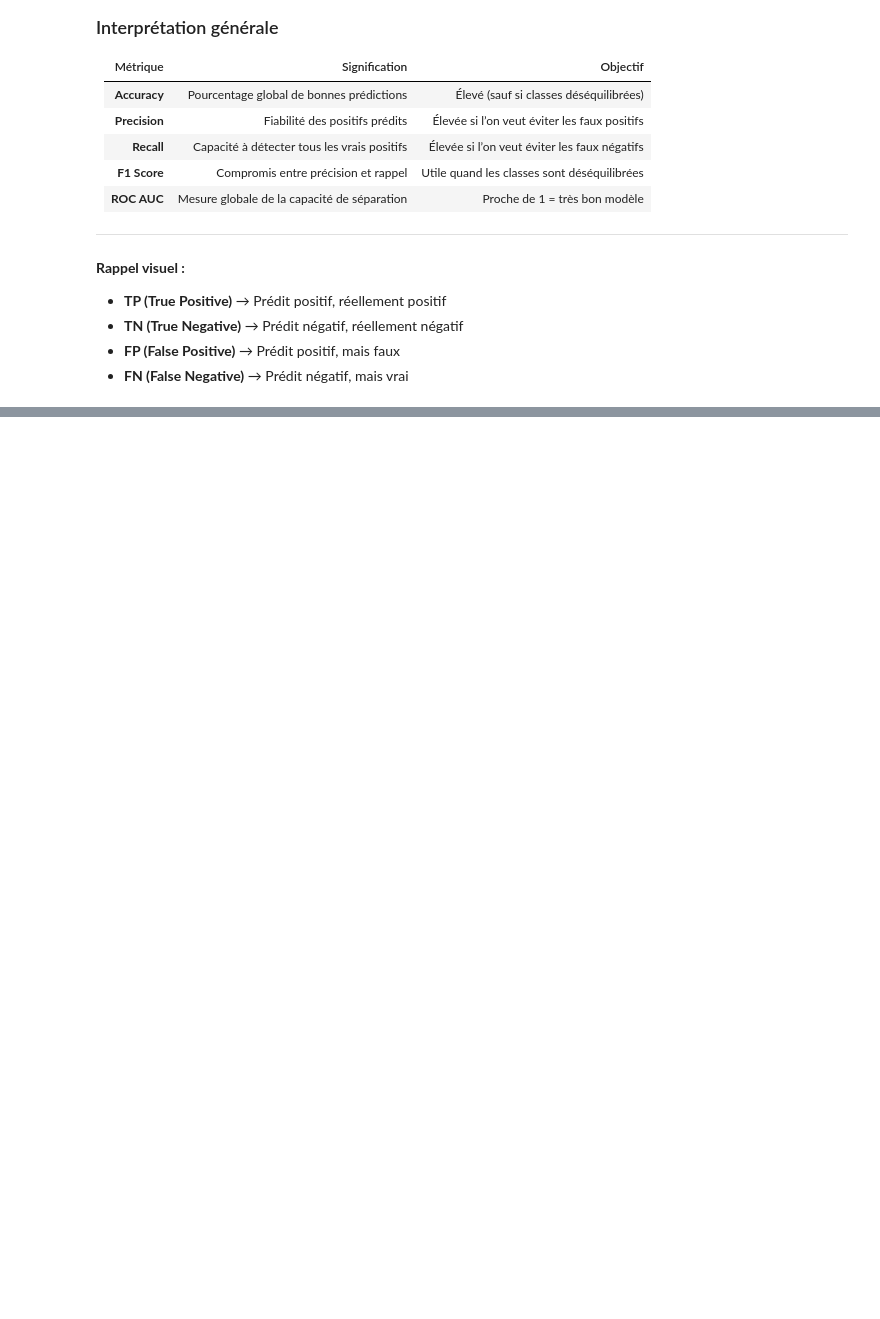
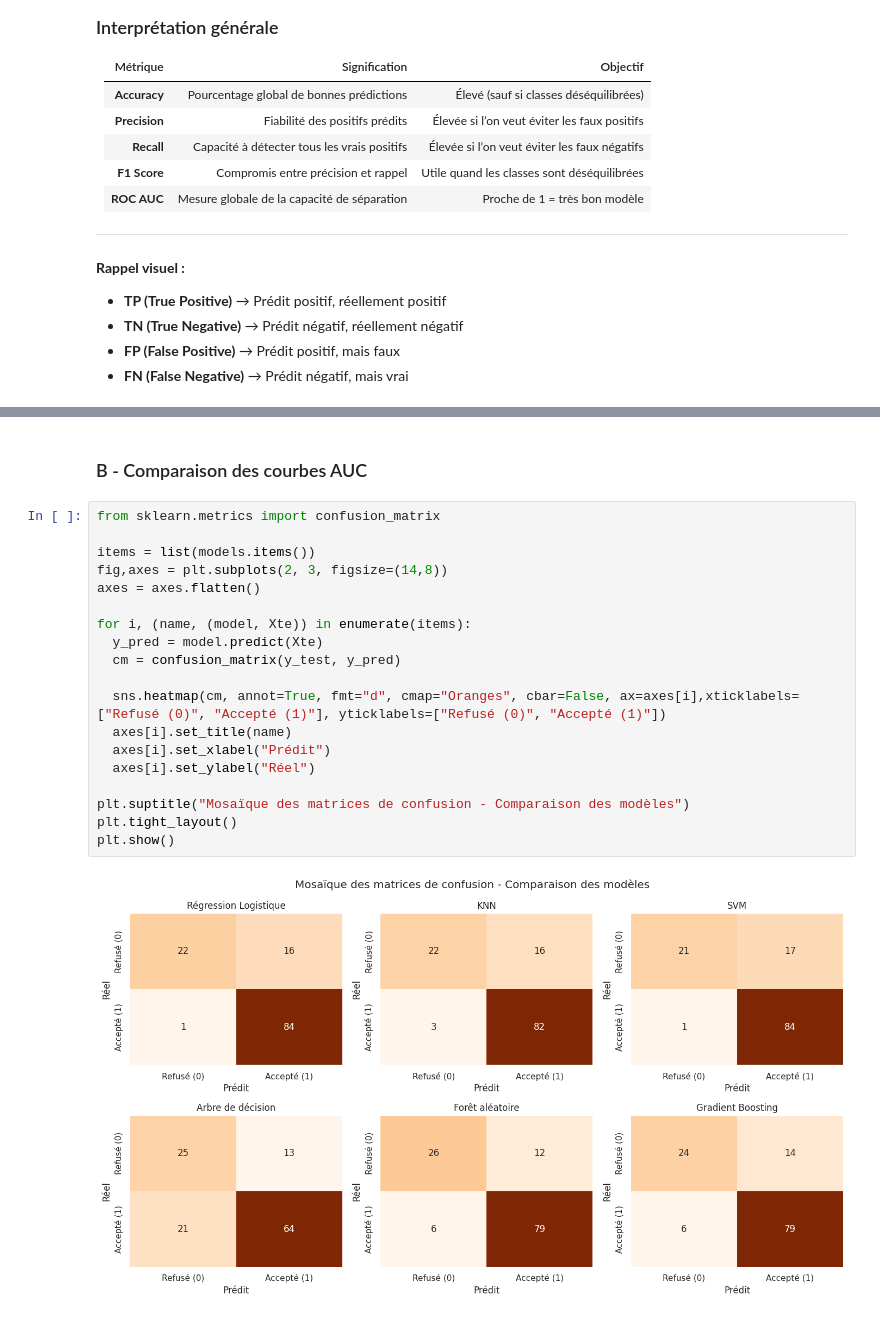
Before and after one commit to ach224/Prediction_eligibilite_pret_bancaire, a Jupyter notebook: Projet_1_–_Prédiction_de_l’éligibilité_à_un_prêt_bancaire.ipynb, the cells around one changed output, grey strips where cells are left out. Saved outputs shown, nothing was run; the diff lists cells and outputs as text; blank space fills up the shorter version.

```diff
--- a/Projet_1_–_Prédiction_de_l’éligibilité_à_un_prêt_bancaire.ipynb
+++ b/Projet_1_–_Prédiction_de_l’éligibilité_à_un_prêt_bancaire.ipynb
@@ -893,0 +825,23 @@ plt.show()
+# %% [markdown]
+### B - Comparaison des courbes AUC
+# %%
+from sklearn.metrics import confusion_matrix
+
+items = list(models.items())
+fig,axes = plt.subplots(2, 3, figsize=(14,8))
+axes = axes.flatten()
+
+for i, (name, (model, Xte)) in enumerate(items):
+  y_pred = model.predict(Xte)
+  cm = confusion_matrix(y_test, y_pred)
+
+  sns.heatmap(cm, annot=True, fmt="d", cmap="Oranges", cbar=False, ax=axes[i],xticklabels=["Refusé (0)", "Accepté (1)"], yticklabels=["Refusé (0)", "Accepté (1)"])
+  axes[i].set_title(name)
+  axes[i].set_xlabel("Prédit")
+  axes[i].set_ylabel("Réel")
+
+plt.suptitle("Mosaïque des matrices de confusion - Comparaison des modèles")
+plt.tight_layout()
+plt.show()
+# %% [output]
+[figure, added]
```
Also changed, not shown: parts of 3 cells of this notebook.
